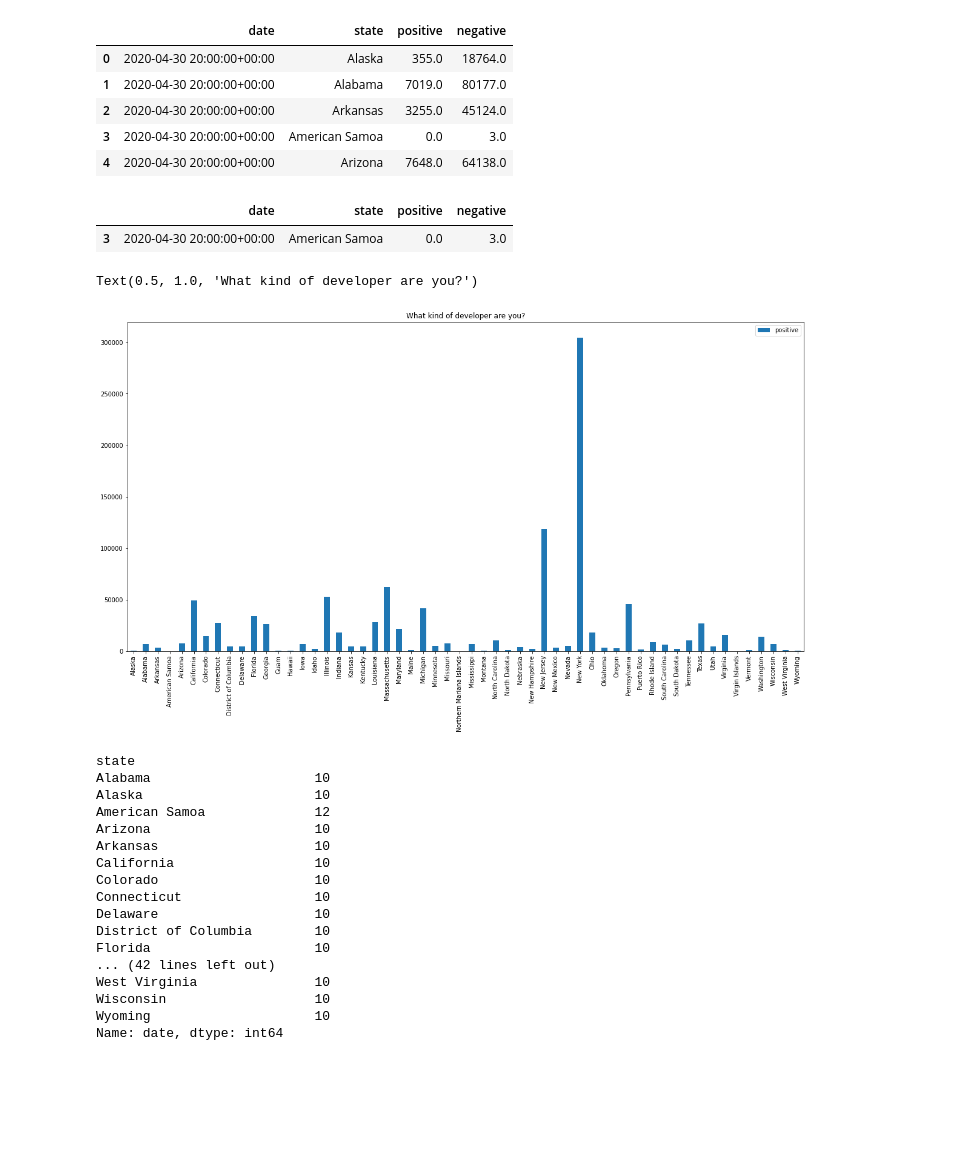
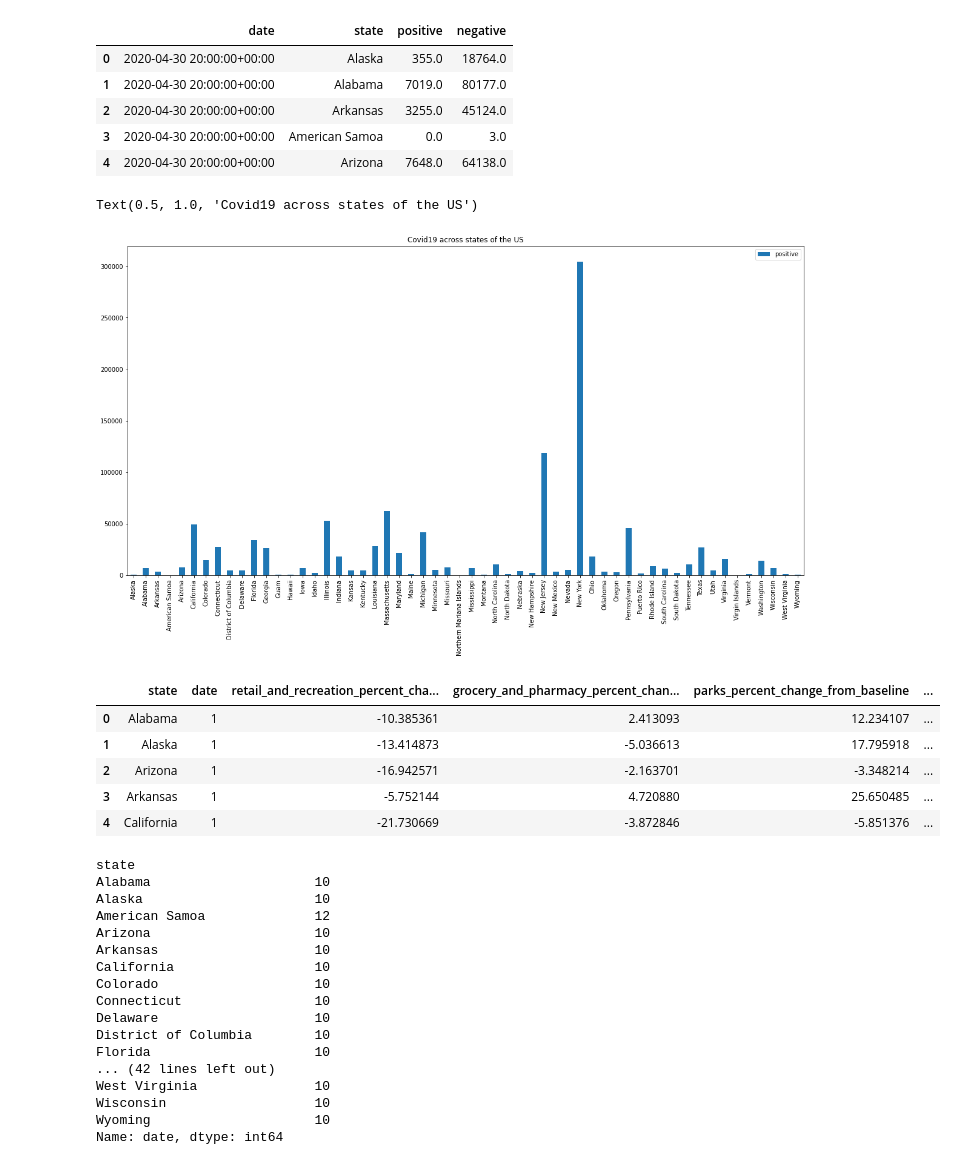
Before and after one commit to dagisky/ML_Porjects, a Jupyter notebook: Covid19GoogleDs.ipynb, the cells around one changed output. Drawn from its saved outputs; the diff is of its cells as text; code cells hidden in the pictures; blank space fills up the shorter version.

Commit message:
Community Mobility report pre processing

```diff
--- a/Covid19GoogleDs.ipynb
+++ b/Covid19GoogleDs.ipynb
@@ -134,5 +115,2 @@ Name: date, dtype: int64
-# %%
-weeks=np.sort(covid19_week_data.date.unique())
-states = covid19_week_data.state.unique()
 # %%
 weeks_str = list()
@@ -220,20 +186,33 @@ last_day.head()
 | 2 | 2020-04-30 20:00:00+00:00 | Arkansas | 3255.0 | 45124.0 |
 | 3 | 2020-04-30 20:00:00+00:00 | American Samoa | 0.0 | 3.0 |
 | 4 | 2020-04-30 20:00:00+00:00 | Arizona | 7648.0 | 64138.0 |
-# %%
-last_day[last_day.positive == 0]
-# %% [output]
-|  | date | state | positive | negative |
-| 3 | 2020-04-30 20:00:00+00:00 | American Samoa | 0.0 | 3.0 |
 # %%
 plot_data = last_day['positive'].to_frame()
 # plot_data = plot_data.set_index(list(last_day['state']))
 plot_1 = plot_data.plot(kind="bar", figsize=(20,10))
 plot_1.set_xticklabels(list(last_day['state']))
-plt.title("What kind of developer are you?")
+plt.title("Covid19 across states of the US")
 # %% [output]
-Text(0.5, 1.0, 'What kind of developer are you?')
+Text(0.5, 1.0, 'Covid19 across states of the US')
 [figure]
+# %%
+mobility_df = mobility_df.replace(states.keys(), states.values())
+# %%
+mobility_df = mobility_df[['sub_region_1','date', 'retail_and_recreation_percent_change_from_baseline', 'grocery_and_pharmacy_percent_change_from_baseline', 'parks_percent_change_from_baseline', 'transit_stations_percent_change_from_baseline', 'workplaces_percent_change_from_baseline','residential_percent_change_from_baseline']]
+mobility_df = mobility_df.rename(columns={"sub_region_1": "state"}, errors="raise") # change the column name of sub_region_1 to state
+# %%
+mobility_week_data = mobility_df
+mobility_week_data['date'] = pd.to_datetime(mobility_week_data['date'])
+mobility_week_data['date'] = mobility_week_data['date'].dt.weekofyear
+mobility_week_data = mobility_week_data.groupby(['state', 'date']).mean().reset_index()
+mobility_week_data.head()
+# %% [output]
+|  | state | date | retail_and_recreation_percent_cha... | grocery_and_pharmacy_percent_chan... | parks_percent_change_from_baseline | ... |
+| 0 | Alabama | 1 | -10.385361 | 2.413093 | 12.234107 | ... |
+| 1 | Alaska | 1 | -13.414873 | -5.036613 | 17.795918 | ... |
+| 2 | Arizona | 1 | -16.942571 | -2.163701 | -3.348214 | ... |
+| 3 | Arkansas | 1 | -5.752144 | 4.720880 | 25.650485 | ... |
+| 4 | California | 1 | -21.730669 | -3.872846 | -5.851376 | ... |
 # %%
 covid19_df['date'] = covid19_df['date'].dt.weekofyear
 mobility_df['date'] = mobility_df['date'].dt.weekofyear
```
Also changed, not shown: parts of 5 cells of this notebook.
